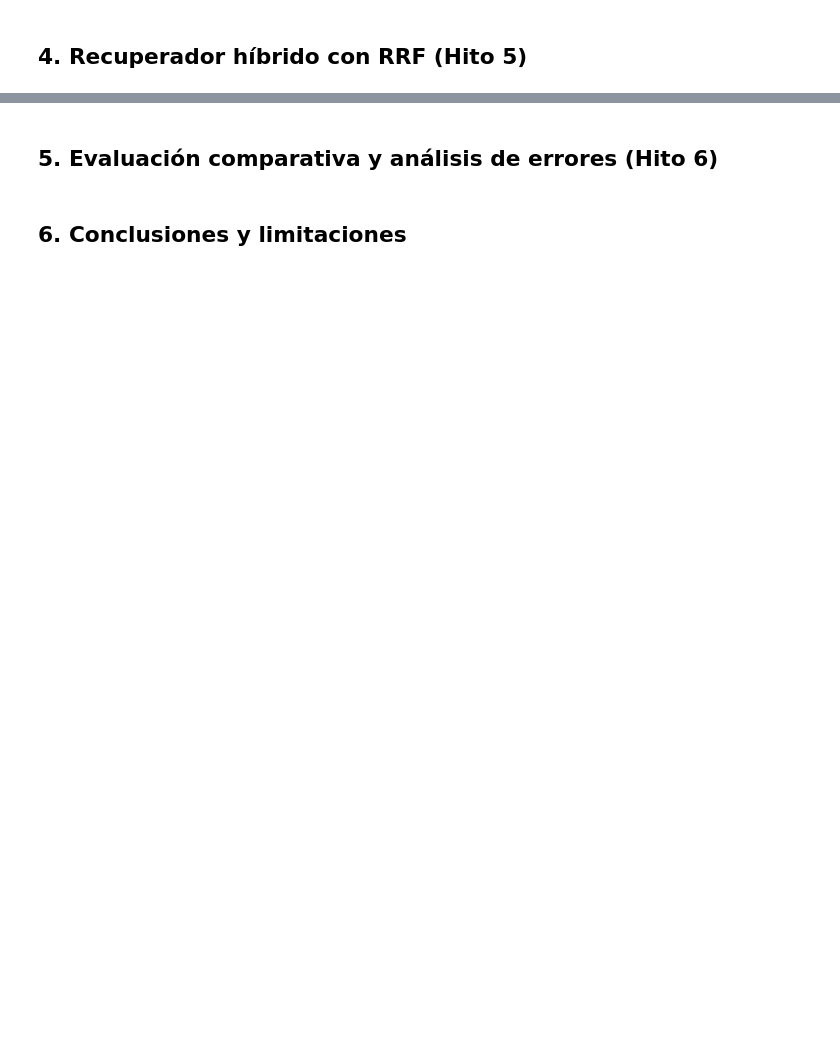
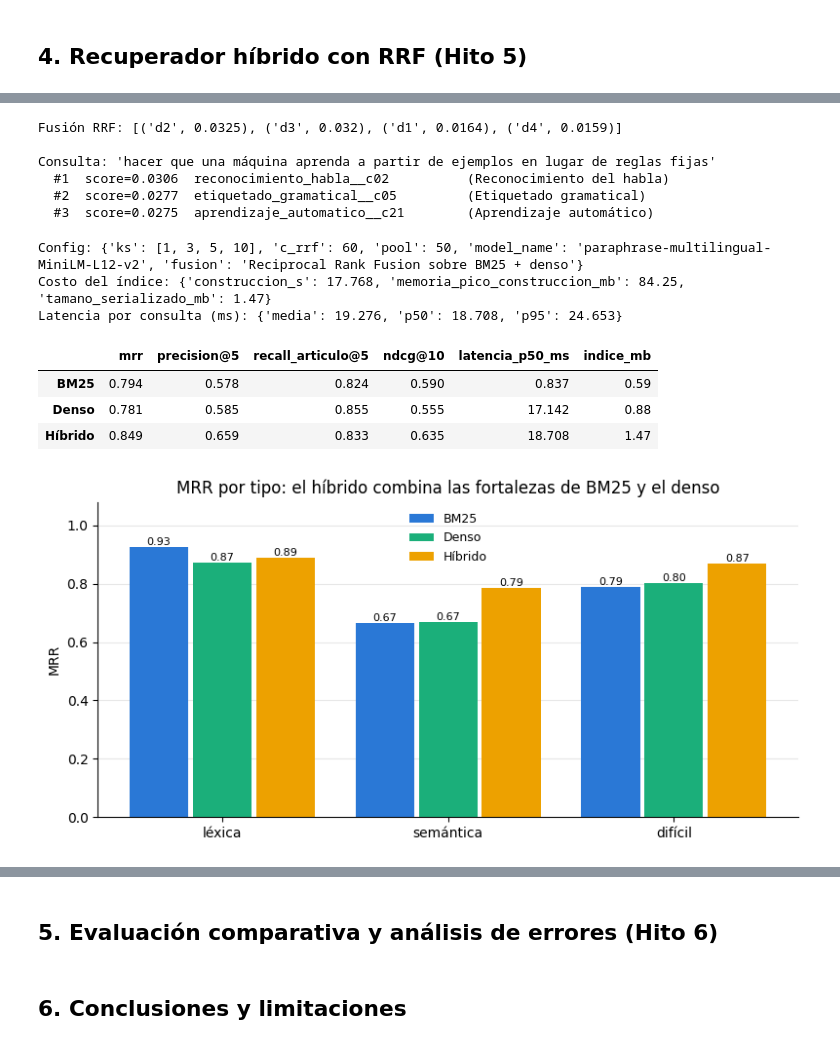
Before and after one commit to LuisBacaSandoval/rag-retrieval, a Jupyter notebook: notebooks/proyecto5_rag.ipynb, the cells around one changed output, grey strips where cells are left out. Cells and saved outputs as stored; diff of their text form; code cells hidden in the pictures; blank space fills up the shorter version.

```diff
--- a/notebooks/proyecto5_rag.ipynb
+++ b/notebooks/proyecto5_rag.ipynb
@@ -331,0 +412,78 @@ Top 5 recuperado:
+# %%
+from rag_retrieval.retrieval.hybrid import HybridRetriever, rrf_fusion
+
+# RRF sobre dos rankings de juguete: d2 y d3 están en ambos y suben al fusionar.
+demo = rrf_fusion([["d1", "d2", "d3"], ["d2", "d3", "d4"]], c=60)
+print("Fusión RRF:", [(d, round(s, 4)) for d, s in demo])
+
+hibrido = HybridRetriever()
+hibrido.index(corpus)
+
+print(f"\nConsulta: {consulta!r}")
+for r in hibrido.retrieve(consulta, k=3):
+    print(f"  #{r.rank}  score={r.score:.4f}  {r.doc_id:<34} ({titulo[r.doc_id]})")
+# %% [output]
+Fusión RRF: [('d2', 0.0325), ('d3', 0.032), ('d1', 0.0164), ('d4', 0.0159)]
+
+Consulta: 'hacer que una máquina aprenda a partir de ejemplos en lugar de reglas fijas'
+  #1  score=0.0306  reconocimiento_habla__c02          (Reconocimiento del habla)
+  #2  score=0.0277  etiquetado_gramatical__c05         (Etiquetado gramatical)
+  #3  score=0.0275  aprendizaje_automatico__c21        (Aprendizaje automático)
+# %%
+proc = subprocess.run(
+    [sys.executable, str(Path("..") / "scripts" / "run_eval.py"), "--method", "hybrid"],
+    capture_output=True, text=True, encoding="utf-8",
+    env={**os.environ, "PYTHONUTF8": "1"},
+)
+assert proc.returncode == 0, proc.stderr
+
+res_hybrid = json.loads((Path("..") / "results" / "hybrid.json").read_text(encoding="utf-8"))
+print("Config:", res_hybrid["config"])
+print("Costo del índice:", res_hybrid["indice"])
+print("Latencia por consulta (ms):", res_hybrid["latencia_ms"])
+# %% [output]
+Config: {'ks': [1, 3, 5, 10], 'c_rrf': 60, 'pool': 50, 'model_name': 'paraphrase-multilingual-MiniLM-L12-v2', 'fusion': 'Reciprocal Rank Fusion sobre BM25 + denso'}
+Costo del índice: {'construccion_s': 17.768, 'memoria_pico_construccion_mb': 84.25, 'tamano_serializado_mb': 1.47}
+Latencia por consulta (ms): {'media': 19.276, 'p50': 18.708, 'p95': 24.653}
+# %%
+# Tabla comparativa de los tres métodos: calidad frente a costo.
+# Latencia como mediana (p50): robusta ante picos puntuales del entorno, a
+# diferencia de la media. El tamaño del índice sí es determinista.
+metodos = {"BM25": resultados, "Denso": res_dense, "Híbrido": res_hybrid}
+tabla = pd.DataFrame(
+    {n: r["global"] for n, r in metodos.items()}
+).T[["mrr", "precision@5", "recall_articulo@5", "ndcg@10"]]
+tabla["latencia_p50_ms"] = [r["latencia_ms"]["p50"] for r in metodos.values()]
+tabla["indice_mb"] = [r["indice"]["tamano_serializado_mb"] for r in metodos.values()]
+tabla.round(3)
+# %% [output]
+|  | mrr | precision@5 | recall_articulo@5 | ndcg@10 | latencia_p50_ms | indice_mb |
+| BM25 | 0.794 | 0.578 | 0.824 | 0.590 | 0.837 | 0.59 |
+| Denso | 0.781 | 0.585 | 0.855 | 0.555 | 17.142 | 0.88 |
+| Híbrido | 0.849 | 0.659 | 0.833 | 0.635 | 18.708 | 1.47 |
+# %%
+# MRR por tipo de consulta, tres métodos lado a lado.
+tipos = ["lexica", "semantica", "dificil"]
+etiquetas = ["léxica", "semántica", "difícil"]
+colores = ["#2a78d6", "#1baf7a", "#eda100"]  # paleta categórica fija
+
+x = np.arange(len(tipos))
+ancho = 0.26
+fig, ax = plt.subplots(figsize=(8, 4))
+for i, (nombre, r) in enumerate(metodos.items()):
+    valores = [r["por_tipo"][t]["mrr"] for t in tipos]
+    barras = ax.bar(x + (i - 1) * (ancho + 0.02), valores, ancho, label=nombre, color=colores[i])
+    ax.bar_label(barras, fmt="%.2f", fontsize=8)
+
+ax.set_xticks(x, etiquetas)
+ax.set_ylim(0, 1.08)
+ax.set_ylabel("MRR")
+ax.set_title("MRR por tipo: el híbrido combina las fortalezas de BM25 y el denso")
+ax.legend(frameon=False, fontsize=9)
+ax.grid(axis="y", alpha=0.3)
+ax.set_axisbelow(True)
+ax.spines[["top", "right"]].set_visible(False)
+plt.tight_layout()
+plt.show()
+# %% [output]
+[figure, added]
```
Also changed, not shown: parts of 12 cells of this notebook, 7 other files.
